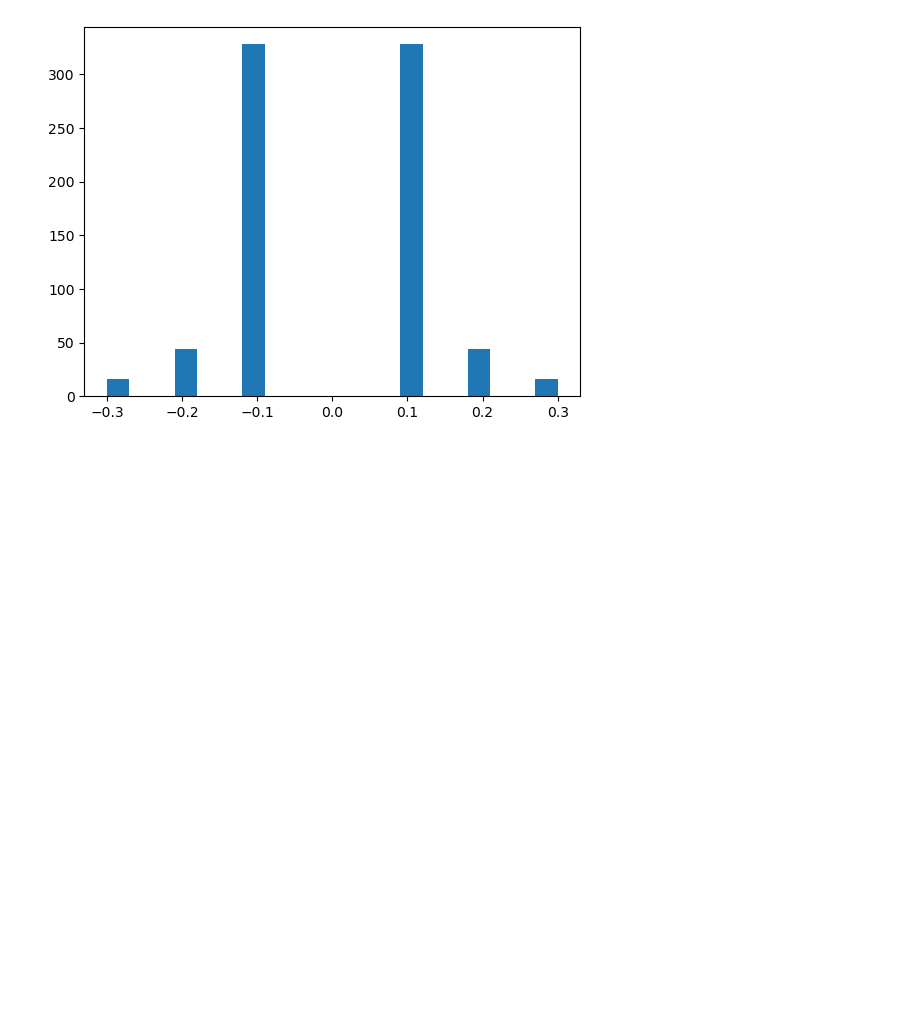
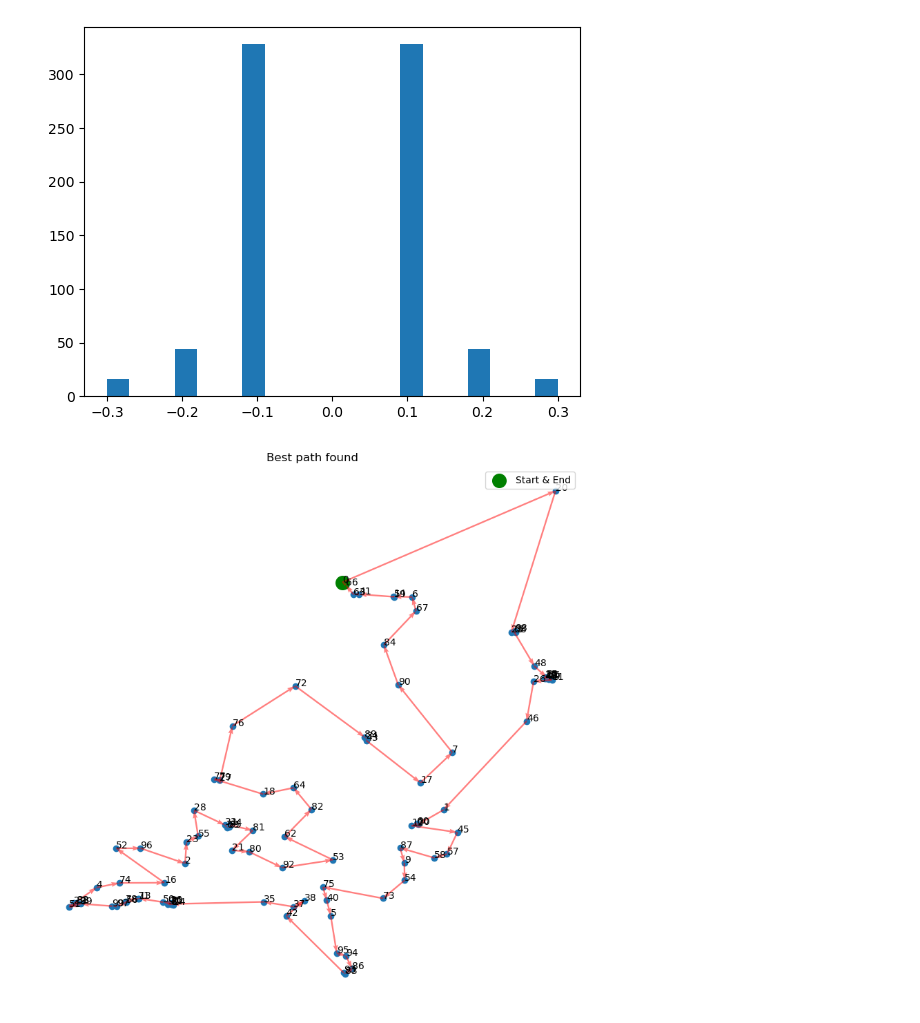
Before and after one commit to leobt23/Computational_Intelligence_forIOT, a Jupyter notebook: project_3_evolution_algorithms/map&paths.ipynb, the cells around one changed output. Cells and saved outputs as stored; diff of their text form; code cells hidden in the pictures; blank space fills up the shorter version.

```diff
--- a/project_3_evolution_algorithms/map&paths.ipynb
+++ b/project_3_evolution_algorithms/map&paths.ipynb
@@ -62,54 +62,60 @@ best_3 = [75, 95, 51, 22, 68, 84, 73, 12, 70, 69, 7, 23, 30, 90, 35, 49, 98, 50,
 ### best 4h
 # with fitness: (40.800000000000004,)
 best = [27, 32, 68, 84, 43, 80, 61, 91, 79, 20, 54, 22, 51, 95, 73, 3, 96, 98, 50, 38, 87, 31, 21, 55, 77, 70, 12, 49, 7, 35, 90, 30, 23, 69, 15, 1, 34, 36, 37, 41, 94, 93, 85, 82, 92, 4, 39, 74, 52, 72, 53, 8, 86, 57, 56, 44, 11, 59, 29, 0, 16, 6, 45, 25, 18, 10, 46, 14, 28, 64, 60, 9, 48, 47, 2, 67, 97, 24, 5, 40, 19, 62, 13, 58, 66, 83, 89, 88, 33, 42, 81, 78, 26, 76, 17, 63, 75, 71, 65]
+# %%
+# best of the best
+# with fitness: (35.300000000000004)
+the_best1 = [24, 97, 2, 67, 47, 60, 14, 46, 9, 28, 48, 64, 18, 10, 25, 45, 0, 29, 59, 11, 44, 56, 57, 86, 8, 53, 72, 74, 39, 4, 94, 93, 85, 82, 92, 41, 37, 36, 34, 30, 90, 35, 7, 23, 69, 49, 12, 70, 77, 55, 96, 98, 38, 50, 87, 31, 21, 3, 73, 15, 51, 95, 1, 22, 54, 27, 32, 68, 84, 43, 80, 20, 79, 91, 52, 61, 81, 63, 17, 76, 78, 26, 75, 71, 88, 33, 42, 16, 6, 89, 83, 66, 5, 13, 58, 40, 62, 19, 65]
+
+# with fitness: (36.80000000000001,)
+the_best2 = [65, 83, 89, 6, 45, 10, 18, 64, 48, 60, 14, 28, 9, 46, 25, 47, 2, 67, 97, 24, 71, 75, 76, 78, 26, 17, 63, 81, 61, 80, 43, 84, 68, 32, 27, 54, 1, 15, 35, 90, 30, 69, 23, 7, 49, 70, 12, 55, 77, 96, 98, 38, 50, 21, 31, 87, 3, 73, 95, 51, 22, 20, 79, 91, 52, 74, 37, 41, 34, 36, 39, 4, 94, 93, 85, 92, 82, 72, 53, 8, 86, 57, 56, 44, 11, 29, 59, 0, 16, 42, 33, 88, 66, 5, 13, 58, 40, 62, 19]
+
+# actual FINAL BEST
+# with fitness: (35.20000000000001,)
+the_great_best = [19, 24, 97, 2, 67, 47, 60, 14, 46, 9, 28, 48, 64, 18, 10, 25, 45, 0, 29, 59, 11, 44, 56, 57, 86, 8, 53, 72, 74, 39, 4, 94, 93, 85, 82, 92, 41, 37, 36, 34, 30, 90, 35, 7, 23, 69, 49, 12, 70, 77, 55, 96, 98, 38, 50, 87, 31, 21, 3, 73, 15, 51, 95, 1, 22, 54, 27, 32, 68, 84, 43, 80, 20, 79, 91, 52, 61, 81, 63, 17, 76, 78, 26, 75, 71, 88, 33, 42, 16, 6, 89, 83, 66, 5, 13, 58, 40, 62, 65]
 # %%
-def plot_paths(dists, paths, colors, alphas, seed=5, show_map=False):
-    # we do need to fix a seed, so that the results are reproducible
+# plotting the coords and path with a function, that receives a path, a distances matrix and a seed
+def plot_path(path, dists, seed=5):
+    # Step 1: convert house numbers to indices
+    indices = np.array(path) + 1
 
-    # with the help of sklearn, we can get approximate coordinates of the points
-    mds = MDS(dissimilarity='precomputed',random_state=seed) # seeds: 20205, 5
+    # Step 2: prepend and append 0 to indices
+    path = np.array([0] + list(indices) + [0])
+
+    # Step 3: MDS
+    mds = MDS(dissimilarity='precomputed',random_state=seed)
     coords = mds.fit_transform(dists)
 
-    if show_map:
-        # to plot the recycling bins
-        plt.figure(figsize=(10,10))
-        plt.scatter(coords[:, 0], coords[:, 1])
-
-        for i in range(coords.shape[0]):
-            plt.text(coords[i, 0], coords[i, 1], str(i))  # show index of point
-        plt.title('Approximate map of the recycling bins')
-        plt.axis('off')
-        plt.show()
-
-
-    plt.figure(figsize=(10,10))
+    # Step 4: Draw the houses and the path
 
     # scatter plot of the points
+    plt.figure(figsize=(10,10))
     plt.scatter(coords[:, 0], coords[:, 1])
 
     # emphasize the starting point
     plt.scatter(coords[0, 0], coords[0, 1], color='green', s=200, label='Start & End')  # s is the size of the point
 
     for i in range(coords.shape[0]):
         plt.text(coords[i, 0], coords[i, 1], str(i))  # show index of point
 
     # Draw the path with arrows indicating direction
-    for p in range(len(paths)):
-        path = paths[p]
-        color = colors[p]
-        alpha = alphas[p]
-        for i in range(1, len(path)):
-            # get start and end point for each step in the path
-            start_coord = coords[path[i-1]]
-            end_coord = coords[path[i]]
+    for i in range(1, len(path)):
+        # get start and end point for each step in the path
+        start_coord = coords[path[i-1]]
+        end_coord = coords[path[i]]
 
-            # compute direction vector for the arrow
-            direction = end_coord - start_coord
+        # compute direction vector for the arrow
+        direction = end_coord - start_coord
 
-            # add the arrow to the plot
-            plt.quiver(start_coord[0], start_coord[1], direction[0], direction[1], angles='xy', scale_units='xy', scale=1, color=color, alpha=alpha, width=0.003)
+        # add the arrow to the plot
+        plt.quiver(start_coord[0], start_coord[1], direction[0], direction[1], angles='xy', scale_units='xy', scale=1, color='r', alpha=0.5, width=0.003)
 
     plt.legend()
     plt.title('Best path found')
     plt.axis('off')
     plt.show()
+
+# testing the function
+plot_path(the_great_best, symmetric_matrix, seed=5) # seed = 5
+# %% [output]
+[figure, added]
```
Also changed, not shown: parts of 5 cells of this notebook, 1 other file.
